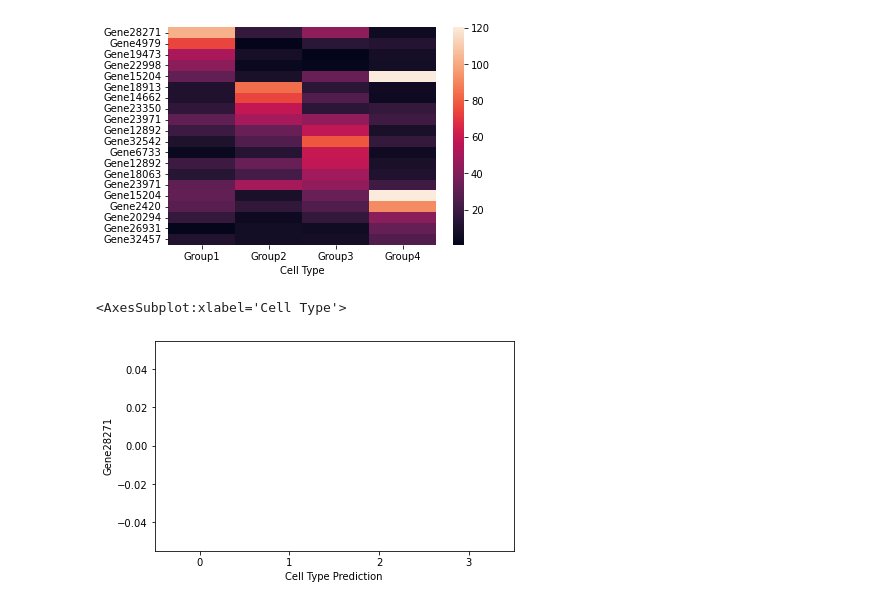
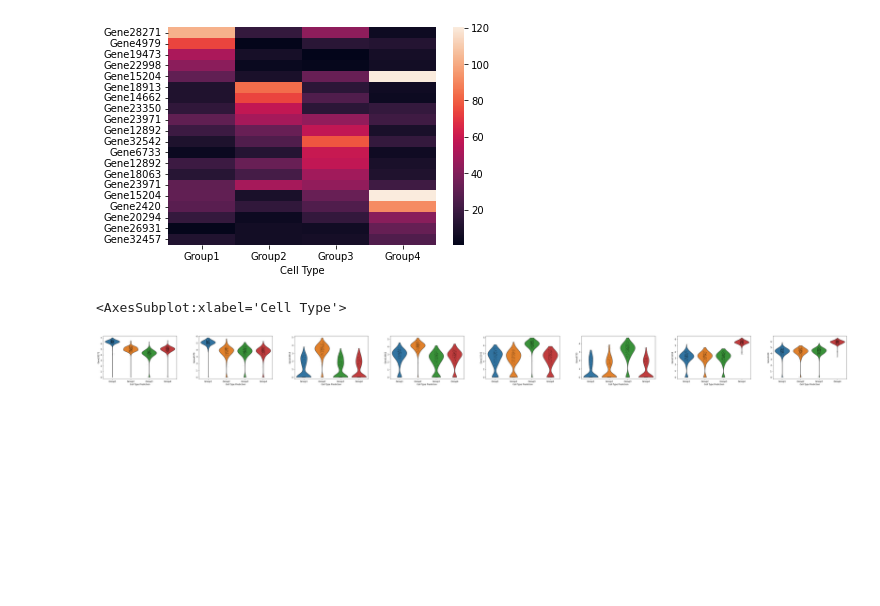
Before and after one commit to mperozek11/scSHARP_tool, a Jupyter notebook: demo.ipynb, the cells around one changed output. Drawn from its saved outputs; the diff is of its cells as text; code cells hidden in the pictures; blank space fills up the shorter version.

Commit message:
violin plot updates

```diff
--- a/demo.ipynb
+++ b/demo.ipynb
@@ -155,6 +155,6 @@ sharp.heat_map(int_df, n=5)
 [figure]
 <AxesSubplot:xlabel='Cell Type'>
 # %%
-sharp.expression_plots(genes=['Gene28271'])
+sharp.expression_plots(n=2)
 # %% [output]
-[figure, old version]
+[figure, new version]
```
Also changed, not shown: parts of 1 cell of this notebook, 2 other files.
